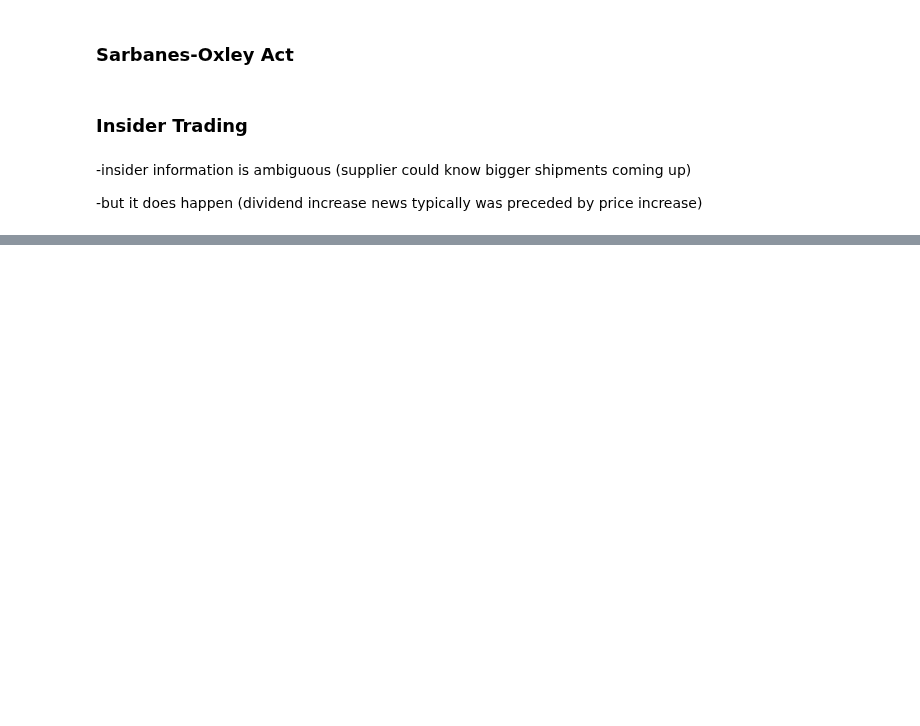
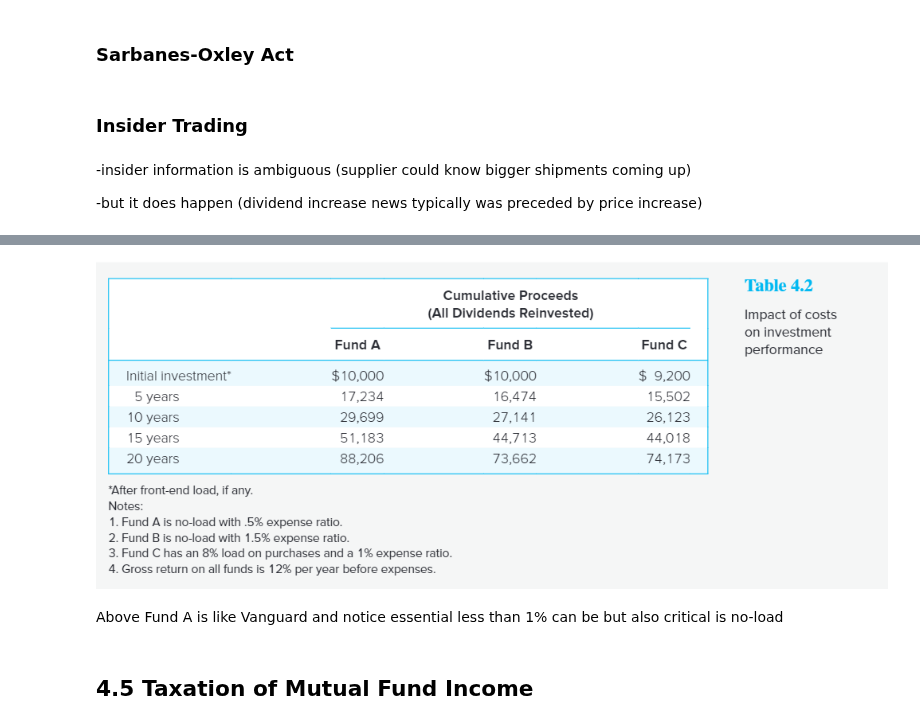
Before and after one commit to eddietaylor/securities-analysis, a Jupyter notebook: notebooks/playgrounds/notes/investments_notes.ipynb, the cells around one changed output, grey strips where cells are left out. Saved outputs shown, nothing was run; the diff lists cells and outputs as text; code cells hidden in the pictures; blank space fills up the shorter version.

```diff
--- a/notebooks/playgrounds/notes/investments_notes.ipynb
+++ b/notebooks/playgrounds/notes/investments_notes.ipynb
@@ -896,0 +1126,8 @@ Image(filename='../../../data/shortselling.png')
+# %%
+Image(filename='../../../data/mutualfundreturn.png')
+# %% [output]
+[figure, added]
+# %% [markdown]
+Above Fund A is like Vanguard and notice essential less than 1% can be but also critical is no-load
+# %% [markdown]
+## 4.5 Taxation of Mutual Fund Income
```
Also changed, not shown: parts of 62 cells of this notebook.
